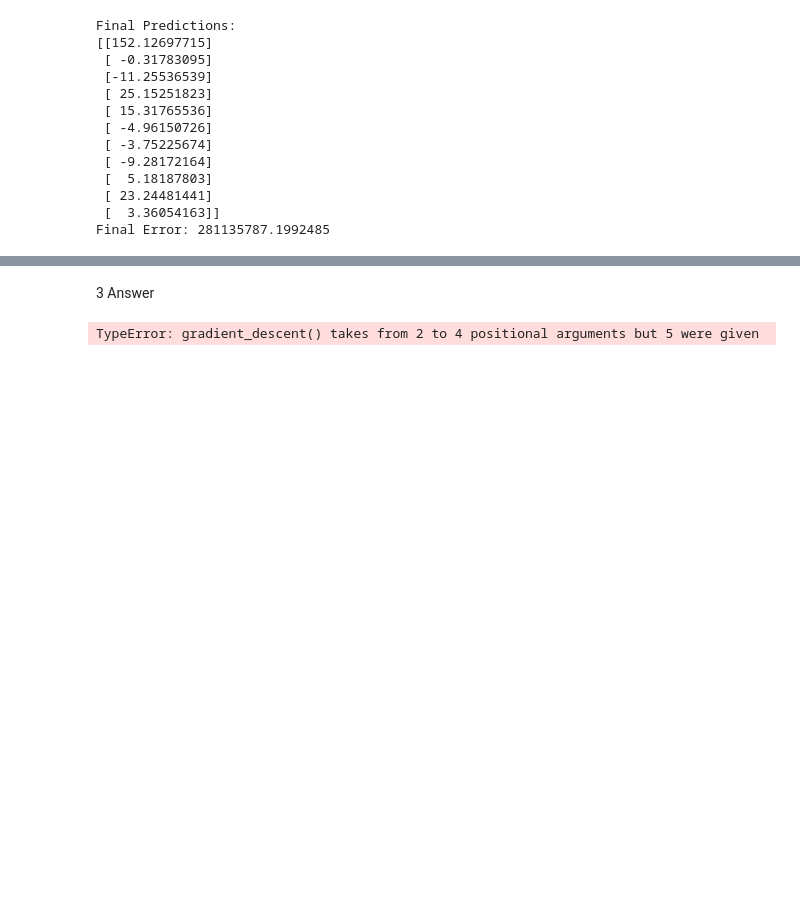
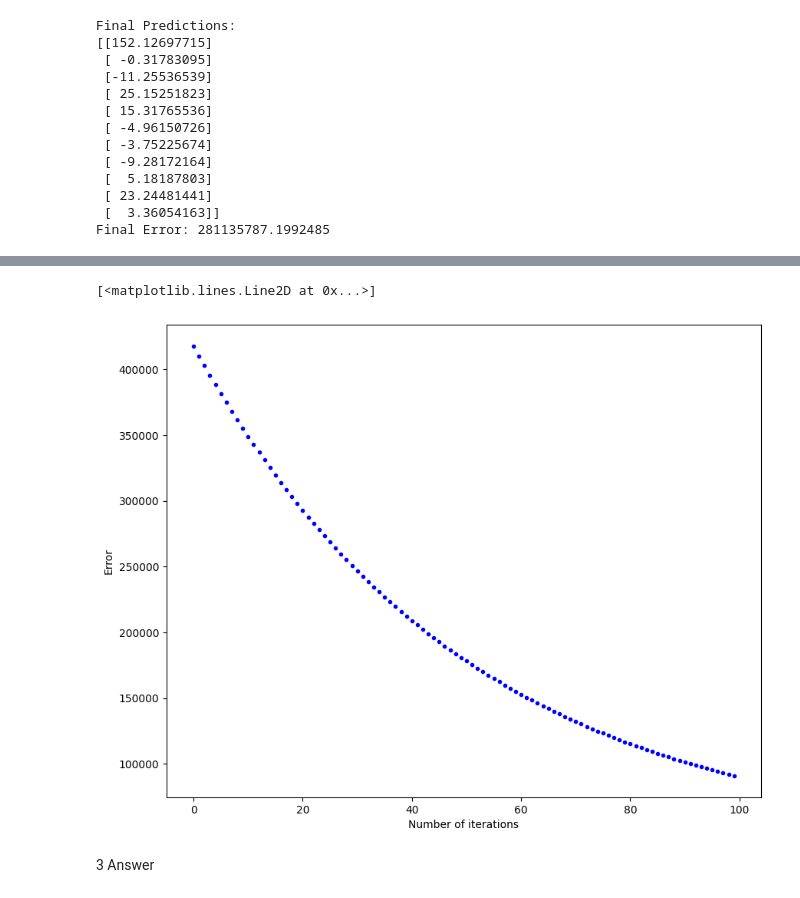
Before and after one commit to siddhu1716/IIIT_Hyderabad_AIML, a Jupyter notebook: AIML_Module_4_Lab_3_Gradient_Descent.ipynb, the cells around one changed output, grey strips where cells are left out. Cells and saved outputs as stored; diff of their text form; code cells hidden in the pictures; blank space fills up the shorter version.

```diff
--- a/AIML_Module_4_Lab_3_Gradient_Descent.ipynb
+++ b/AIML_Module_4_Lab_3_Gradient_Descent.ipynb
@@ -424,25 +491,16 @@ Final Error: 281135787.1992485
 # %%
-def minibatch_gradient_descent1(X, y, y_pred, learning_rate=0.01, iterations=10, batch_size=20):
+def miniBatch_gradient_descent(X, y, y_pred, learning_rate=0.01, iterations=10, batch_size=10):
     m = len(y)
     cost_history = np.zeros(iterations)
-    n_batches = int(m / batch_size)
 
     for it in range(iterations):
         cost = 0.0
-        indices = np.random.permutation(m)
-        X = X[indices]
-        y = y[indices]
-
         for i in range(0, m, batch_size):
             X_i = X[i: i + batch_size]
             y_i = y[i: i + batch_size]
-
-            X_i = np.c_[np.ones(len(X_i)), X_i]
-            prediction = np.dot(X_i, y_pred)
-
+            prediction = np.dot(X_i, y_pred)  # Transpose y_pred
             y_pred = y_pred - (1 / m) * learning_rate * (X_i.T.dot((prediction - y_i)))
             cost += cal_cost(y_pred, X_i, y_i)
-
-        cost_history[it]  = cost
+        cost_history[it] = cost
 
     return y_pred, cost_history
@@ -468,11 +507,15 @@ ValueError: shapes (20,11) and (10,1) not aligned: 11 (dim 1) != 10 (dim 0)
+# %%
+y_pred = np.random.randn(2,1)
+y_pred, cost_history = miniBatch_gradient_descent(Xb_pca_ss, y, y_pred, lr, n_iter)
 # %%
-fig, ax = plt.subplots(figsize=(10, 8))
+fig, ax = plt.subplots(figsize=(10,8))
+
 ax.set_ylabel('Error')
 ax.set_xlabel('Number of iterations')
 
-n_iter = len(cost_history)
-
 ax.plot(range(n_iter), cost_history, 'b.')
-plt.show()
+# %% [output]
+[<matplotlib.lines.Line2D at 0x...>]
+[figure, added]
 # %% [markdown]
 3 Answer
@@ -492,49 +521,0 @@ X_b = np.c_[np.ones((len(X), 1)), X]
-# %%
-
-data = load_diabetes()
-X, y = data.data, data.target
-
-scaler = StandardScaler()
-X = scaler.fit_transform(X)
-X_b = np.c_[np.ones((len(X), 1)), X]
-
-# Define learning rates
-learning_rates = [0.001, 0.01, 0.1, 0.5, 1, 1.5, 2]
-n_iter = 1000
-
-# Comparison loop for different learning rates
-for rate in learning_rates:
-    # Batch Gradient Descent
-    y_pred_bgd = np.random.randn(X_b.shape[1], 1)
-    y_pred_bgd, cost_history_bgd = gradient_descent(X_b, y, y_pred_bgd, rate, n_iter)
-
-    # Stochastic Gradient Descent
-    y_pred_sgd = np.random.randn(X_b.shape[1], 1)
-    y_pred_sgd, cost_history_sgd = stocashtic_gradient_descent(X_b, y, y_pred_sgd, rate, n_iter)
-
-    # Mini-batch Gradient Descent
-    y_pred_mbgd = np.random.randn(X_b.shape[1], 1)
-    y_pred_mbgd, cost_history_mbgd = minibatch_gradient_descent(X_b, y, y_pred_mbgd, rate, n_iter)
-
-    # Plotting the cost histories for each method
-    fig, axes = plt.subplots(1, 3, figsize=(18, 5))
-
-    axes[0].plot(range(n_iter), cost_history_bgd, 'b-', label='BGD')
-    axes[0].set_title(f'BGD LR={rate}')
-    axes[0].set_xlabel('Iterations')
-    axes[0].set_ylabel('Cost')
-
-    axes[1].plot(range(n_iter), cost_history_sgd, 'r-', label='SGD')
-    axes[1].set_title(f'SGD LR={rate}')
-    axes[1].set_xlabel('Iterations')
-    axes[1].set_ylabel('Cost')
-
-    axes[2].plot(range(n_iter), cost_history_mbgd, 'g-', label='MBGD')
-    axes[2].set_title(f'MBGD LR={rate}')
-    axes[2].set_xlabel('Iterations')
-    axes[2].set_ylabel('Cost')
-
-    plt.tight_layout()
-    plt.show()
-# %% [output]
-TypeError: gradient_descent() takes from 2 to 4 positional arguments but 5 were given
```
Also changed, not shown: parts of 13 cells of this notebook.
